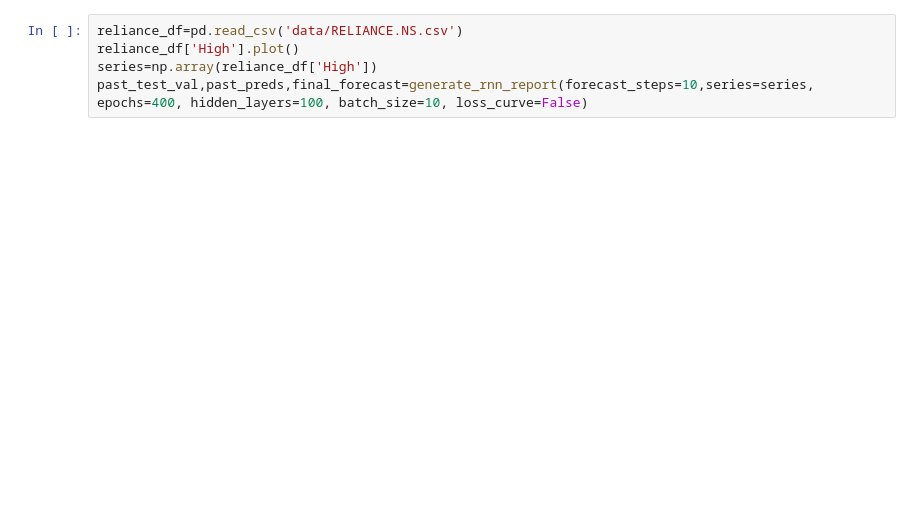
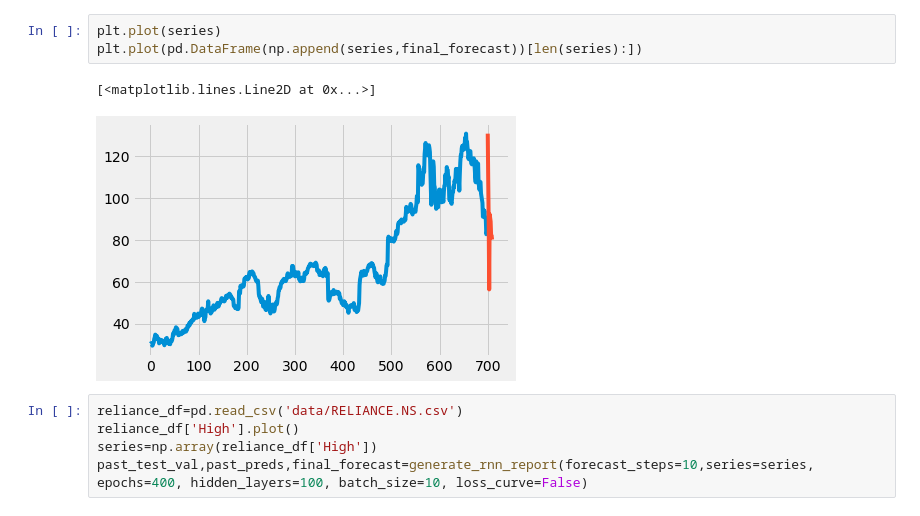
Before and after one commit to dsgiitr/ForecastPro, a Jupyter notebook: testing.ipynb, the cells around one changed output. Cells and saved outputs as stored; diff of their text form; blank space fills up the shorter version.

```diff
--- a/testing.ipynb
+++ b/testing.ipynb
@@ -182,3 +186,9 @@ Epoch 400/400
+# %%
+plt.plot(series)
+plt.plot(pd.DataFrame(np.append(series,final_forecast))[len(series):])
+# %% [output]
+[<matplotlib.lines.Line2D at 0x...>]
+[figure, added]
 # %%
 reliance_df=pd.read_csv('data/RELIANCE.NS.csv')
 reliance_df['High'].plot()
```
Also changed, not shown: parts of 7 cells of this notebook, 7 other files.
